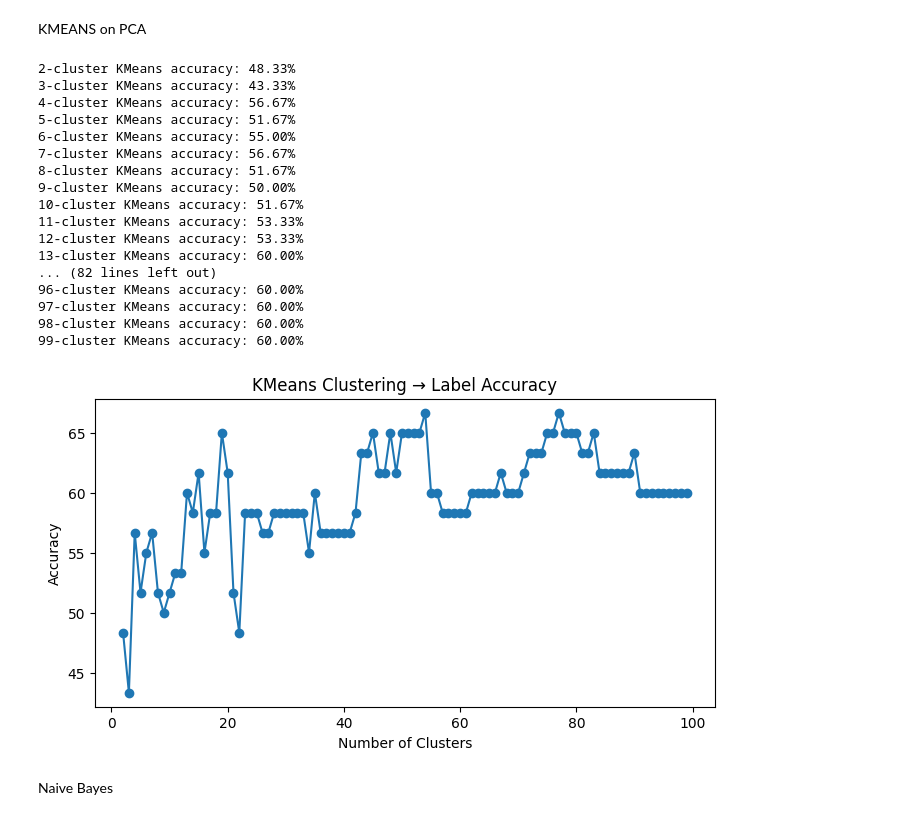
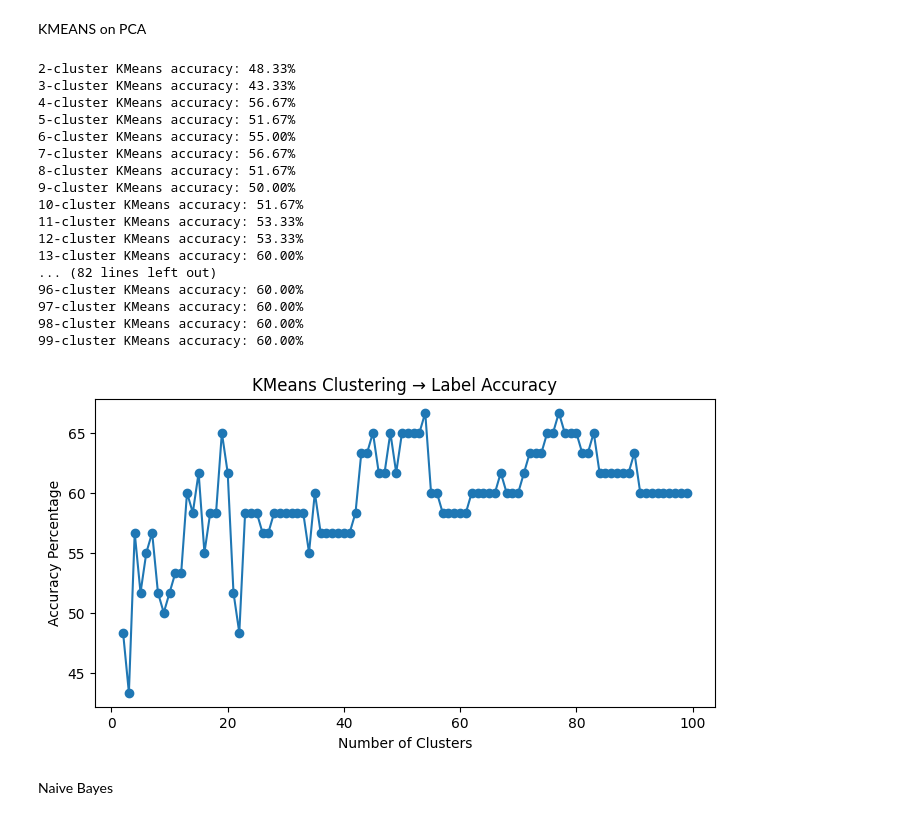
Before and after one commit to crmunson/DataMiningFinalProject, a Jupyter notebook: project_code.ipynb, the cells around one changed output. Cells and saved outputs as stored; diff of their text form; code cells hidden in the pictures.

```diff
--- a/project_code.ipynb
+++ b/project_code.ipynb
@@ -48,15 +49,23 @@ z_score = (cleaned_data - mean) / std_dev
 # %% [markdown]
 PCA
 # %%
-from sklearn.decomposition import PCA
-import matplotlib.pyplot as plt
+# Get 13 principal components, so we have a component for every feature
 
-pca = PCA(n_components=12)
+# Fit PCA model
+pca = PCA(n_components=13)
 principal_components =  pca.fit_transform(cleaned_data)
+
+# Collect the explained variance by each principal component
 
 explained_variance = pca.explained_variance_ratio_
 print("Explained Variance: ", explained_variance)
+
+# Find the cumulative explained variance for each component
+
 cumulative_explained_variance = np.cumsum(explained_variance)
+
+# Plot the cumulative variance explained by each component
+
 plt.plot(range(1, len(cumulative_explained_variance) + 1), cumulative_explained_variance, marker='o')
 plt.xlabel('Number of Components')
 plt.ylabel('Cumulative Explained Variance')
@@ -236,65 +262,74 @@ plt.show()
 # %% [markdown]
 KMEANS on PCA
 # %%
-X = principal_components[:, :4]
-y = labels.astype(int)
-
+# Set up train test split with first 4 principal components
 
 X_train, X_test, y_train, y_test = train_test_split(
-    X, y, test_size=0.2, random_state=42
+    principal_components[:, :4], labels.astype(int), test_size=0.2, random_state=42
 )
 
 accuracy_vals = []
+
+# Set up values to test for number of clusters
+
 cluster_range = range(2, 100)
 
+# Perform search to find optimal number of clusters
+
 for k in cluster_range:
-    # 1) fit
+
+    # Fit KMEANS model to number of clusters
+
     kmeans = KMeans(n_clusters=k, random_state=42).fit(X_train)
     train_clusters = kmeans.labels_
 
-    # 2) build mapping from cluster → most frequent true label
+    # Map clusters to ground truth by finding most common ground truth label
+
     mapping = {}
     for c in np.unique(train_clusters):
         mask = (train_clusters == c)
-        # among y_train[mask], pick most common label
         mapping[c] = np.bincount(y_train[mask]).argmax()
 
-    # 3) predict on X_test
+    # Test model accuracy off of clusters
+
     test_clusters = kmeans.predict(X_test)
+
+    # Get predictions mapped to ground truth
+
     y_pred = np.array([ mapping[c] for c in test_clusters ])
 
-    # 4) score
     acc = accuracy_score(y_test, y_pred)
     accuracy_vals.append(acc)
     print(f"{k}-cluster KMeans accuracy: {acc:.2%}")
 
-# visualize
+# Plot number of clusters vs. accuracy
+
 plt.figure(figsize=(8,4))
 accuracy_vals = np.array(accuracy_vals) * 100
 plt.plot(list(cluster_range), accuracy_vals, marker='o')
 plt.xlabel("Number of Clusters")
-plt.ylabel("Accuracy")
+plt.ylabel("Accuracy Percentage")
 plt.title("KMeans Clustering → Label Accuracy")
 plt.show()
 # %% [output]
 2-cluster KMeans accuracy: 48.33%
 3-cluster KMeans accuracy: 43.33%
 4-cluster KMeans accuracy: 56.67%
 5-cluster KMeans accuracy: 51.67%
 6-cluster KMeans accuracy: 55.00%
 7-cluster KMeans accuracy: 56.67%
 8-cluster KMeans accuracy: 51.67%
 9-cluster KMeans accuracy: 50.00%
 10-cluster KMeans accuracy: 51.67%
 11-cluster KMeans accuracy: 53.33%
 12-cluster KMeans accuracy: 53.33%
 13-cluster KMeans accuracy: 60.00%
 ... (82 lines left out)
 96-cluster KMeans accuracy: 60.00%
 97-cluster KMeans accuracy: 60.00%
 98-cluster KMeans accuracy: 60.00%
 99-cluster KMeans accuracy: 60.00%
-[figure, old version]
+[figure, new version]
 # %% [markdown]
 Naive Bayes
 # %%
```
Also changed, not shown: parts of 18 cells of this notebook, 1 other file.
